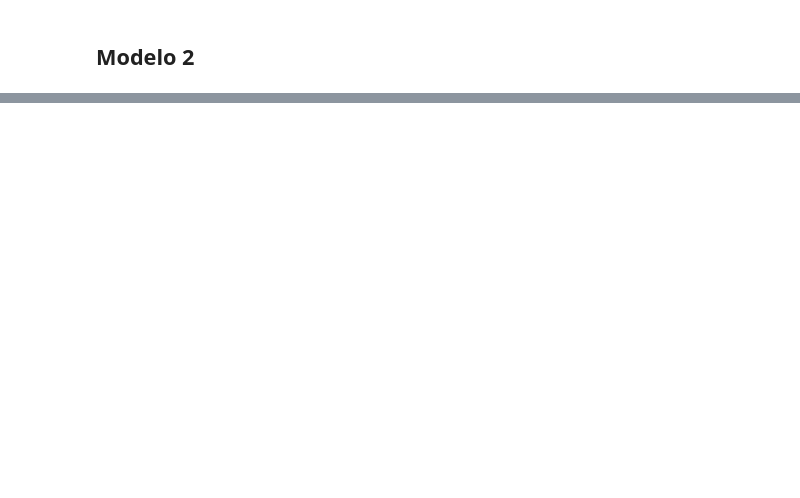
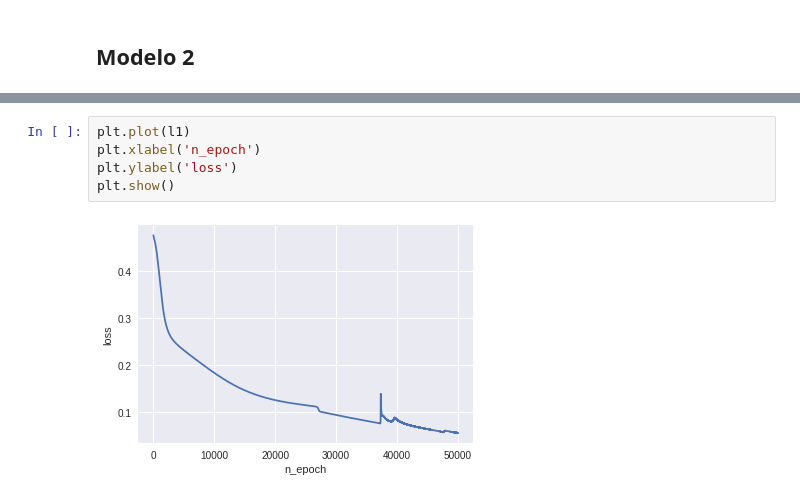
Before and after one commit to juan-p-b/PerezJuanCarlos_RECV_Entrega4, a Jupyter notebook: PerezJuanCarlos_RECV_Entrega4.ipynb, the cells around one changed output, grey strips where cells are left out. Saved outputs shown, nothing was run; the diff lists cells and outputs as text; blank space fills up the shorter version.

```diff
--- a/PerezJuanCarlos_RECV_Entrega4.ipynb
+++ b/PerezJuanCarlos_RECV_Entrega4.ipynb
@@ -133,2 +178,9 @@ model
+# %%
+plt.plot(l1)
+plt.xlabel('n_epoch')
+plt.ylabel('loss')
+plt.show()
+# %% [output]
+[figure, added]
 # %% [markdown]
 ## Descripción
```
Also changed, not shown: parts of 9 cells of this notebook.
